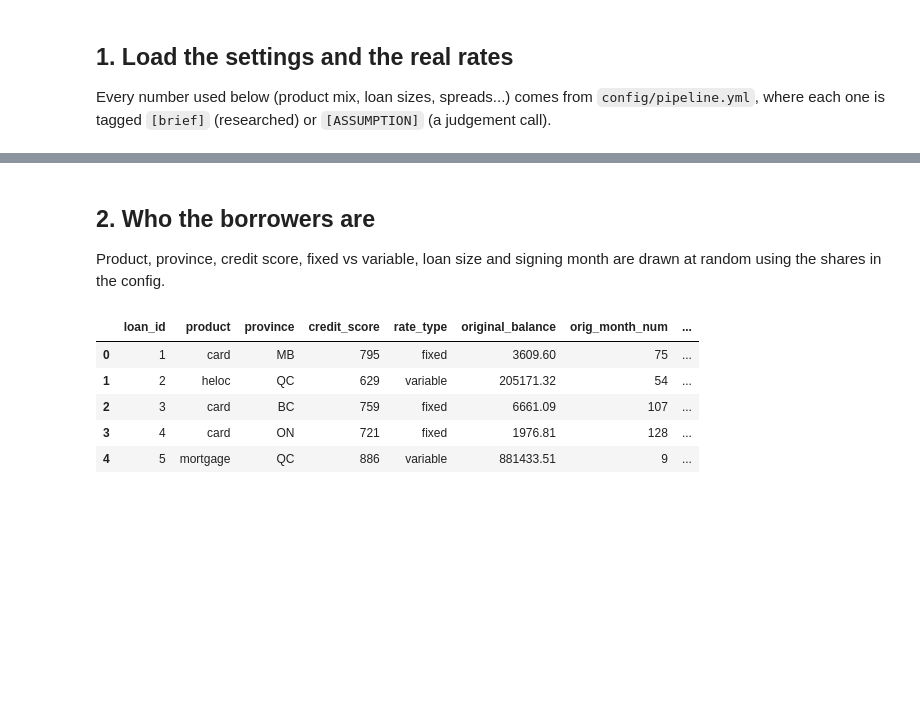
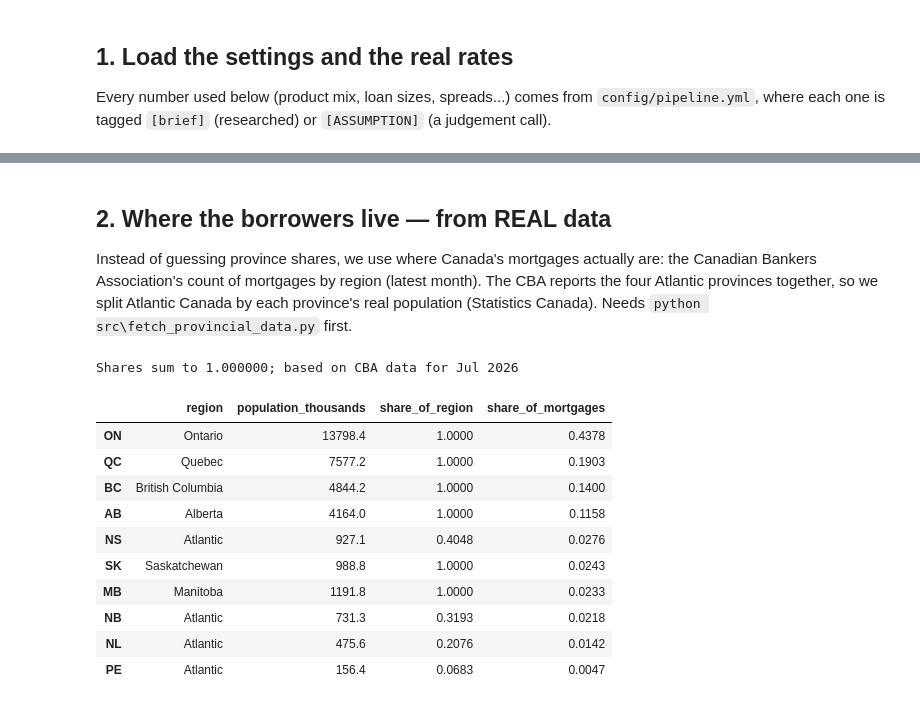
Before and after one commit to MokshJaiswal/canadian-credit-risk-analytics, a Jupyter notebook: notebooks/01_simulate_loans.ipynb, the cells around one changed output, grey strips where cells are left out. Cells and saved outputs as stored; diff of their text form; code cells hidden in the pictures; blank space fills up the shorter version.

```diff
--- a/notebooks/01_simulate_loans.ipynb
+++ b/notebooks/01_simulate_loans.ipynb
@@ -62,53 +63,43 @@ rates.tail(3)
 | 139 | 2026-08-01 | 2.25 | 4.45 | 3.281500 | 6.09 | Bank of Canada Valet API (real) |
 | 140 | 2026-09-01 | 2.25 | 4.45 | 3.568000 | 6.09 | Bank of Canada Valet API (real) |
 # %% [markdown]
-## 2. Who the borrowers are
-Product, province, credit score, fixed vs variable, loan size and signing month are drawn at
-random using the shares in the config.
+## 2. Where the borrowers live — from REAL data
+Instead of guessing province shares, we use where Canada's mortgages actually are:
+the Canadian Bankers Association's count of mortgages by region (latest month). The CBA
+reports the four Atlantic provinces together, so we split Atlantic Canada by each province's
+real population (Statistics Canada). Needs `python src\fetch_provincial_data.py` first.
 # %%
-loans = pd.DataFrame({"loan_id": np.arange(1, n + 1)})
+arrears = pd.read_csv("data/mortgage_arrears.csv", parse_dates=["month"])
+unemployment = pd.read_csv("data/unemployment.csv", parse_dates=["month"])
+province_region = config["sources"]["cba_arrears"]["province_region"]
 
-mix = portfolio["product_mix"]
-loans["product"] = rng.choice(list(mix), size=n, p=list(mix.values()))
+# Share of Canada's mortgages in each region, latest month
+latest = arrears[(arrears["month"] == arrears["month"].max()) & (arrears["region"] != "Canada")]
+region_share = latest.set_index("region")["total_mortgages"] / latest["total_mortgages"].sum()
 
-shares = portfolio["regional_shares"]
-loans["province"] = rng.choice(list(shares), size=n, p=list(shares.values()))
+# Each province's share of its region's population (only matters for Atlantic Canada)
+latest_pop = unemployment[unemployment["month"] == unemployment["month"].max()]
+population = latest_pop.set_index("province")["population_thousands"]
 
-score = portfolio["credit_score"]
-loans["credit_score"] = rng.normal(score["mean"], score["sd"], n).round().clip(300, 900).astype(int)
+provinces = pd.DataFrame({"region": pd.Series(province_region)})
+provinces["population_thousands"] = population
+provinces["share_of_region"] = provinces["population_thousands"] / provinces.groupby("region")["population_thousands"].transform("sum")
+provinces["share_of_mortgages"] = provinces["region"].map(region_share) * provinces["share_of_region"]
+shares = provinces["share_of_mortgages"].to_dict()
 
-# Fixed or variable: mortgages are a mix, HELOCs always float with prime
-is_mortgage = loans["product"] == "mortgage"
-loans["rate_type"] = "fixed"
-loans.loc[loans["product"] == "heloc", "rate_type"] = "variable"
-fixed_share = portfolio["mortgage_fixed_share"]
-loans.loc[is_mortgage, "rate_type"] = rng.choice(
-    ["fixed", "variable"], size=is_mortgage.sum(), p=[fixed_share, 1 - fixed_share]
-)
-
-# Loan size: uniform between each product's min and max
-loans["original_balance"] = 0.0
-for product, (low, high) in portfolio["original_balance"].items():
-    is_product = loans["product"] == product
-    loans.loc[is_product, "original_balance"] = rng.uniform(low, high, is_product.sum()).round(2)
-
-# Signing month: any month from origination_start to the end of the data.
-# Auto loans are paid off after 72 months, so they must start late enough to still be open
-# when the performance window begins.
-earliest = to_month_num(window["origination_start"])
-latest = to_month_num(window["performance_end"])
-loans["orig_month_num"] = rng.integers(earliest, latest + 1, n)
-is_auto = loans["product"] == "auto"
-auto_earliest = to_month_num(window["performance_start"]) - risk["auto"]["term_months"] + 1
-loans.loc[is_auto, "orig_month_num"] = rng.integers(auto_earliest, latest + 1, is_auto.sum())
-loans["origination_month"] = calendar[loans["orig_month_num"]]
-
-loans.head()
+print(f"Shares sum to {sum(shares.values()):.6f}; based on CBA data for {latest['month'].max():%b %Y}")
+provinces.sort_values("share_of_mortgages", ascending=False).round(4)
 # %% [output]
+Shares sum to 1.000000; based on CBA data for Jul 2026
-|  | loan_id | product | province | credit_score | rate_type | original_balance | orig_month_num | ... |
-| 0 | 1 | card | MB | 795 | fixed | 3609.60 | 75 | ... |
-| 1 | 2 | heloc | QC | 629 | variable | 205171.32 | 54 | ... |
-| 2 | 3 | card | BC | 759 | fixed | 6661.09 | 107 | ... |
-| 3 | 4 | card | ON | 721 | fixed | 1976.81 | 128 | ... |
-| 4 | 5 | mortgage | QC | 886 | variable | 881433.51 | 9 | ... |
+|  | region | population_thousands | share_of_region | share_of_mortgages |
+| ON | Ontario | 13798.4 | 1.0000 | 0.4378 |
+| QC | Quebec | 7577.2 | 1.0000 | 0.1903 |
+| BC | British Columbia | 4844.2 | 1.0000 | 0.1400 |
+| AB | Alberta | 4164.0 | 1.0000 | 0.1158 |
+| NS | Atlantic | 927.1 | 0.4048 | 0.0276 |
+| SK | Saskatchewan | 988.8 | 1.0000 | 0.0243 |
+| MB | Manitoba | 1191.8 | 1.0000 | 0.0233 |
+| NB | Atlantic | 731.3 | 0.3193 | 0.0218 |
+| NL | Atlantic | 475.6 | 0.2076 | 0.0142 |
+| PE | Atlantic | 156.4 | 0.0683 | 0.0047 |
 # %% [markdown]
```
Also changed, not shown: parts of 14 cells of this notebook, 23 other files.
